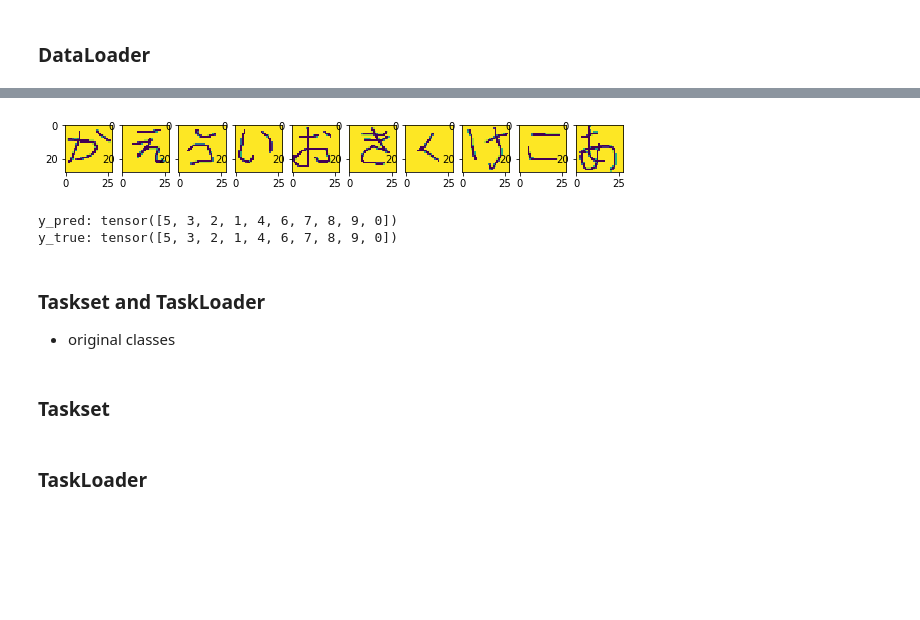
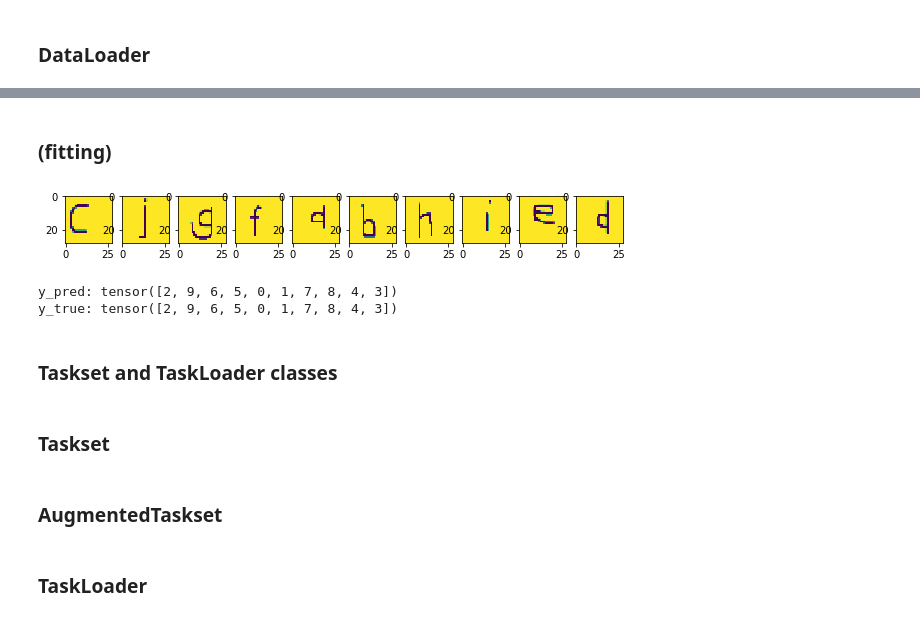
Before and after one commit to naruya/maml-pytorch, a Jupyter notebook: notebooks/maml.ipynb, the cells around one changed output, grey strips where cells are left out. Cells and saved outputs as stored; diff of their text form; code cells hidden in the pictures; blank space fills up the shorter version.

```diff
--- a/notebooks/maml.ipynb
+++ b/notebooks/maml.ipynb
@@ -135,8 +138,8 @@ class OmniglotOriginDataset(Dataset):
             if train:
                 chars = chars[train_index]
             else:
-                test_indices = list(set(np.arange(20)) - set(train_index)) # 各文字20枚ずつ入ってる
-                chars = chars[test_indices]
+                test_index = list(set(np.arange(20)) - set(train_index)) # 各文字20枚ずつ入ってる
+                chars = chars[test_index]
             for char in chars:
                 path_to_char = os.path.join(path_to_label, char)
                 image = io.imread(path_to_char)
@@ -194,23 +168,17 @@ chars
 # %%
-import numpy as np
-train_indices = np.random.randint(20, size=10)
-train_indices
 class OmniglotAugmentedDataset(Dataset):
     def __init__(self, path_to_chars, train, train_indices, transform):
 
         self.data = []
-        self.path = path_to_lang
+        self.path = NotImplementedError
 
-        labels = sorted(os.listdir(path_to_lang))[:n_class]
-
-        for label_i, label in enumerate(labels):
-            path_to_label = os.path.join(path_to_lang, label)
+        for label_i, (path_to_label, train_index) in enumerate(zip(path_to_chars, train_indices)):
             chars = np.array(sorted(os.listdir(path_to_label)))
             if train:
                 chars = chars[train_index]
             else:
-                test_indices = list(set(np.arange(20)) - set(train_index)) # 各文字20枚ずつ入ってる
-                chars = chars[test_indices]
+                test_index = list(set(np.arange(20)) - set(train_index)) # 各文字20枚ずつ入ってる
+                chars = chars[test_index]
             for char in chars:
                 path_to_char = os.path.join(path_to_label, char)
                 image = io.imread(path_to_char)
@@ -238,7 +206,7 @@ class ToTensor(object):
 ### DataLoader
 # %%
 local_task_train_data_loader = DataLoader(
-    OmniglotOriginDataset("../data/omniglot_mini/images_background/Japanese_(hiragana)/",
+    OmniglotOriginDataset("../data/omniglot_mini/images_background/Latin/",
                     n_class=n_class,
                     train=True,
                     train_index=[0],
@@ -265,6 +290,8 @@ y_true: tensor([3, 1, 4, 0, 9, 7, 2, 6, 5, 8])
+# %% [markdown]
+### (fitting)
 # %%
 local_task_train_data_loader = DataLoader(
-    OmniglotOriginDataset("../data/omniglot_mini/images_background/Japanese_(hiragana)/",
+    OmniglotOriginDataset("../data/omniglot_mini/images_background/Latin/",
                     n_class=n_class,
                     train=True,
                     train_index=[0],
@@ -275,43 +302,42 @@ local_task_train_data_loader = DataLoader(
 
 
 local_task_test_data_loader = DataLoader(
-    OmniglotOriginDataset("../data/omniglot_mini/images_background/Japanese_(hiragana)/",
+    OmniglotOriginDataset("../data/omniglot_mini/images_background/Latin/",
                     n_class=n_class,
                     train=False,
                     train_index=[0],
                     transform=transforms.Compose([
                         ToTensor()
                     ])),
     batch_size=batch_size, shuffle=True)
 
 model = OmniglotNet(n_class=10).to(device)
 optimizer = optim.SGD(model.parameters(), lr=0.01, momentum=0.5)
 a=0
 with tqdm(range(10)) as _tqdm:
     for epoch in _tqdm:
         train_loss, train_acc = train(model, device, local_task_train_data_loader, optimizer, epoch)
         test_loss, test_acc = test(model, device, local_task_test_data_loader)
         _tqdm.set_postfix(OrderedDict(
             epoch=epoch+1,
             train_loss=train_loss, train_acc=train_acc,
             test_loss=test_loss, test_acc=test_acc))
 
 
 data, target = local_task_train_data_loader.__iter__().next()
 
 images = np.array(data).reshape(10,28,28)
 plt.figure(figsize=(10,1))
 [[plt.subplot(1,10,i+1), plt.imshow(img)] for i, img in enumerate(images)]; plt.show()
 
 print("y_pred:", torch.argmax(model(data.cuda()), 1).cpu())
 print("y_true:", target)
 # %% [output]
-[figure, old version]
+[figure, new version]
-y_pred: tensor([5, 3, 2, 1, 4, 6, 7, 8, 9, 0])
-y_true: tensor([5, 3, 2, 1, 4, 6, 7, 8, 9, 0])
+y_pred: tensor([2, 9, 6, 5, 0, 1, 7, 8, 4, 3])
+y_true: tensor([2, 9, 6, 5, 0, 1, 7, 8, 4, 3])
 # %% [markdown]
-### Taskset and TaskLoader
-- original classes
+### Taskset and TaskLoader classes
 # %%
 class Taskset(object):
     def __getitem__(self, index):
@@ -372,3 +398,5 @@ class OmniglotTaskset(Taskset):
                     batch_size=batch_size, shuffle=True),
                 "task": self.tasks[idx]
                }
+# %% [markdown]
+### AugmentedTaskset
```
Also changed, not shown: parts of 15 cells of this notebook.
